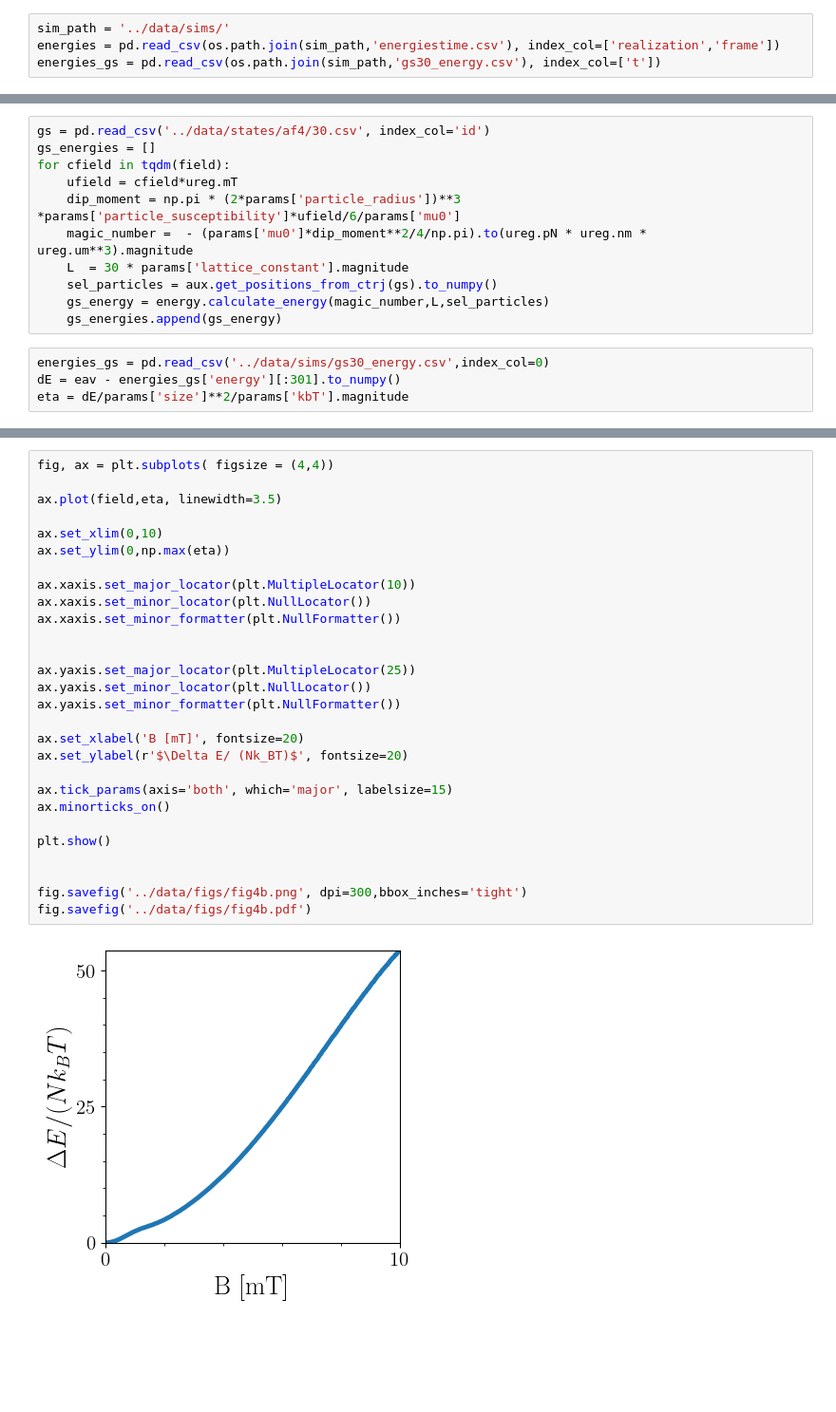
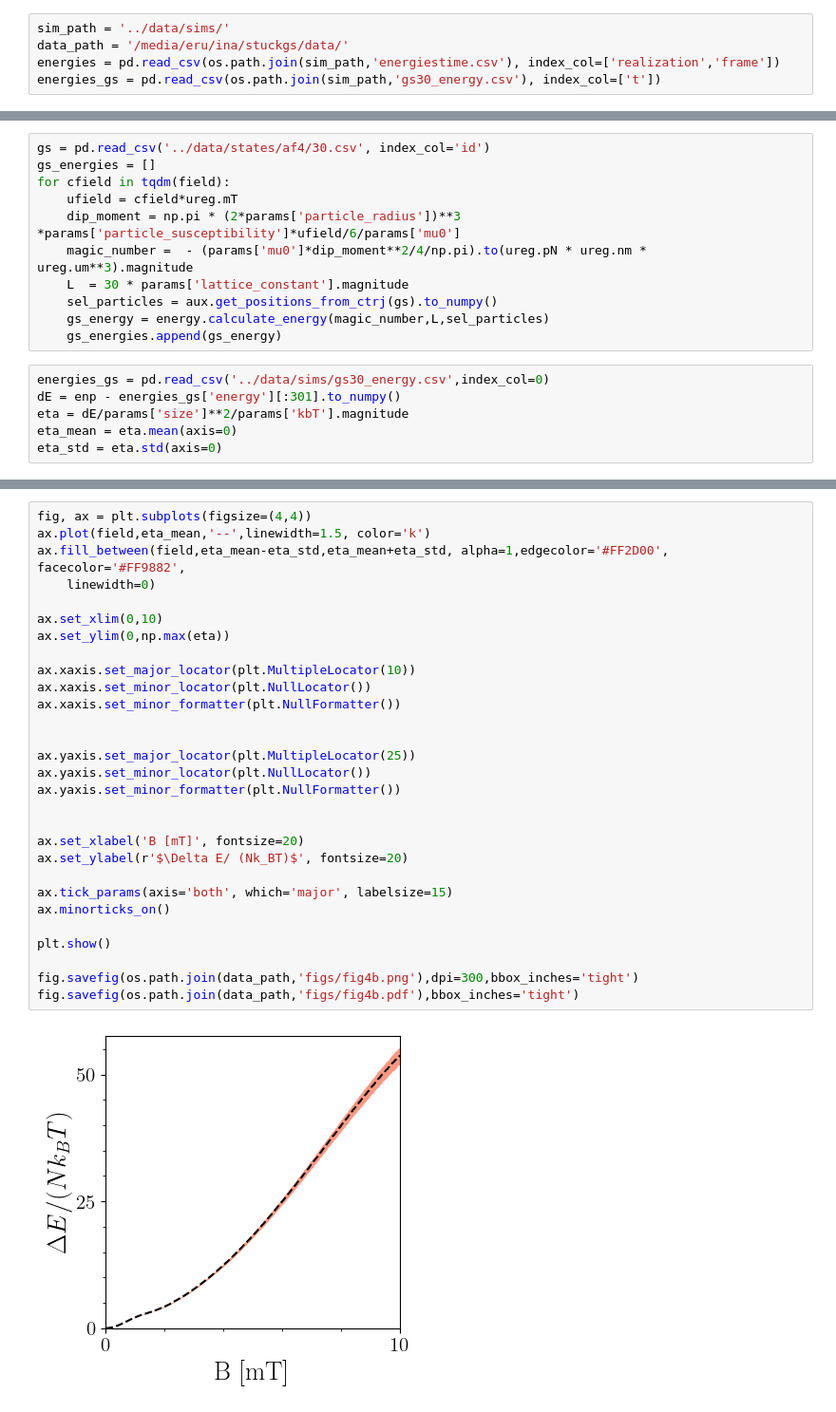
Before and after one commit to leogabac/stuckgs, a Jupyter notebook: src/fig4b.ipynb, the cells around one changed output, grey strips where cells are left out. Shown at 95% size. Drawn from its saved outputs; the diff is of its cells as text; blank space fills up the shorter version.

```diff
--- a/src/fig4b.ipynb
+++ b/src/fig4b.ipynb
@@ -41,6 +41,7 @@ plt.rcParams.update({
 ## Visualization
 # %%
 sim_path = '../data/sims/'
+data_path = '/media/eru/ina/stuckgs/data/'
 energies = pd.read_csv(os.path.join(sim_path,'energiestime.csv'), index_col=['realization','frame'])
 energies_gs = pd.read_csv(os.path.join(sim_path,'gs30_energy.csv'), index_col=['t'])
 # %%
@@ -63,5 +65,7 @@ for cfield in tqdm(field):
     gs_energies.append(gs_energy)
 # %%
 energies_gs = pd.read_csv('../data/sims/gs30_energy.csv',index_col=0)
-dE = eav - energies_gs['energy'][:301].to_numpy()
+dE = enp - energies_gs['energy'][:301].to_numpy()
 eta = dE/params['size']**2/params['kbT'].magnitude
+eta_mean = eta.mean(axis=0)
+eta_std = eta.std(axis=0)
@@ -68,30 +83,31 @@ eta = dE/params['size']**2/params['kbT'].magnitude
 # %%
-fig, ax = plt.subplots( figsize = (4,4))
-
-ax.plot(field,eta, linewidth=3.5)
+fig, ax = plt.subplots(figsize=(4,4))
+ax.plot(field,eta_mean,'--',linewidth=1.5, color='k')
+ax.fill_between(field,eta_mean-eta_std,eta_mean+eta_std, alpha=1,edgecolor='#FF2D00', facecolor='#FF9882',
+    linewidth=0)
 
 ax.set_xlim(0,10)
 ax.set_ylim(0,np.max(eta))
 
 ax.xaxis.set_major_locator(plt.MultipleLocator(10))
 ax.xaxis.set_minor_locator(plt.NullLocator())
 ax.xaxis.set_minor_formatter(plt.NullFormatter())
 
 
 ax.yaxis.set_major_locator(plt.MultipleLocator(25))
 ax.yaxis.set_minor_locator(plt.NullLocator())
 ax.yaxis.set_minor_formatter(plt.NullFormatter())
 
+
 ax.set_xlabel('B [mT]', fontsize=20)
 ax.set_ylabel(r'$\Delta E/ (Nk_BT)$', fontsize=20)
 
 ax.tick_params(axis='both', which='major', labelsize=15)
 ax.minorticks_on()
 
 plt.show()
 
-
-fig.savefig('../data/figs/fig4b.png', dpi=300,bbox_inches='tight')
-fig.savefig('../data/figs/fig4b.pdf')
+fig.savefig(os.path.join(data_path,'figs/fig4b.png'),dpi=300,bbox_inches='tight')
+fig.savefig(os.path.join(data_path,'figs/fig4b.pdf'),bbox_inches='tight')
 # %% [output]
-[figure, old version]
+[figure, new version]
```
Also changed, not shown: parts of 3 cells of this notebook, 4 other files.
